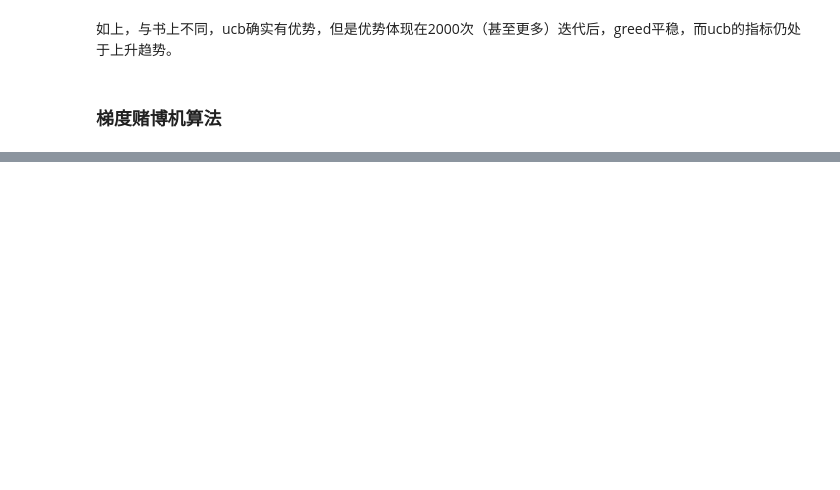
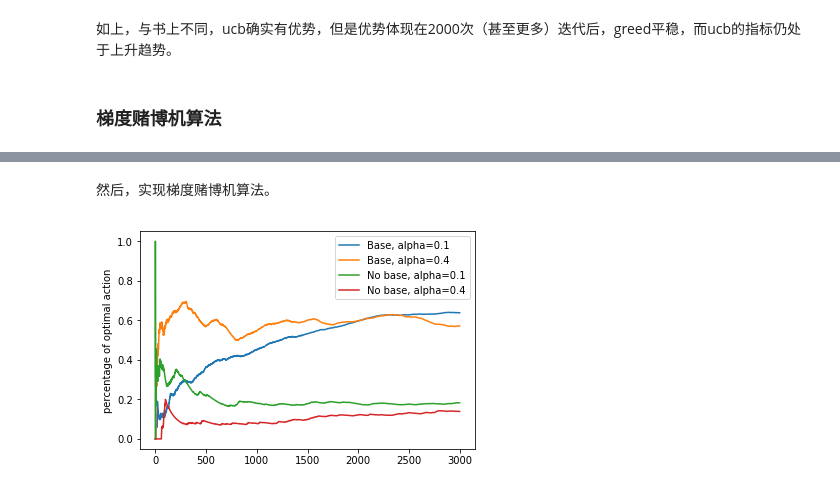
Before and after one commit to PiperLiu/Reinforcement-Learning-practice-zh, a Jupyter notebook: practice/01-Stochastic-Multi-Armed-Bandit.ipynb, the cells around one changed output, grey strips where cells are left out. Cells and saved outputs as stored; diff of their text form; code cells hidden in the pictures; blank space fills up the shorter version.

```diff
--- a/practice/01-Stochastic-Multi-Armed-Bandit.ipynb
+++ b/practice/01-Stochastic-Multi-Armed-Bandit.ipynb
@@ -319,0 +374,19 @@ plt.show()
+# %%
+def RouletteWheelSelection(P):
+    # @para: P为一维向量，元素依次为概率
+    # @return: 返回选择了第selection个
+
+    length = len(P)
+    Probability = .0
+
+    dart = np.random.uniform(0, 1)
+    selection = 0
+
+    for selection in range(length):
+        Probability = Probability + P[selection]
+        if Probability > dart:
+            break
+
+    return selection
+# %% [markdown]
+然后，实现梯度赌博机算法。
@@ -319,0 +437,18 @@ plt.show()
+# %%
+# excute and plot
+t = 3000
+T = np.arange(t)
+demo_R01 = grad_alpha(R_mu_grad, t, 0.1)
+demo_R04 = grad_alpha(R_mu_grad, t, 0.4)
+demo_N01 = grad_alpha(R_mu_grad, t, 0.1, False)
+demo_N04 = grad_alpha(R_mu_grad, t, 0.4, False)
+
+plt.plot(T, demo_R01[1])
+plt.plot(T, demo_R04[1])
+plt.plot(T, demo_N01[1])
+plt.plot(T, demo_N04[1])
+plt.legend(("Base, alpha=0.1", "Base, alpha=0.4", "No base, alpha=0.1", "No base, alpha=0.4"))
+plt.ylabel("percentage of optimal action")
+plt.show()
+# %% [output]
+[figure, added]
```
Also changed, not shown: parts of 17 cells of this notebook, 3 other files.
